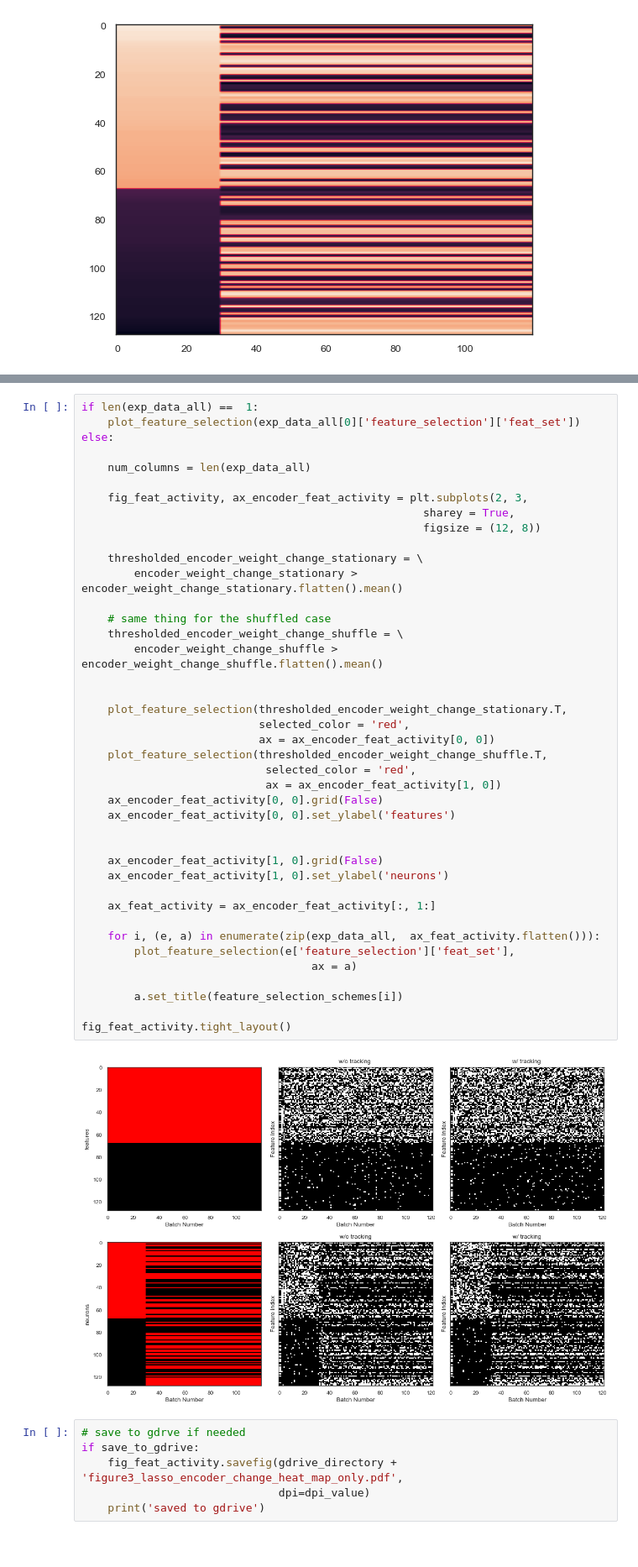
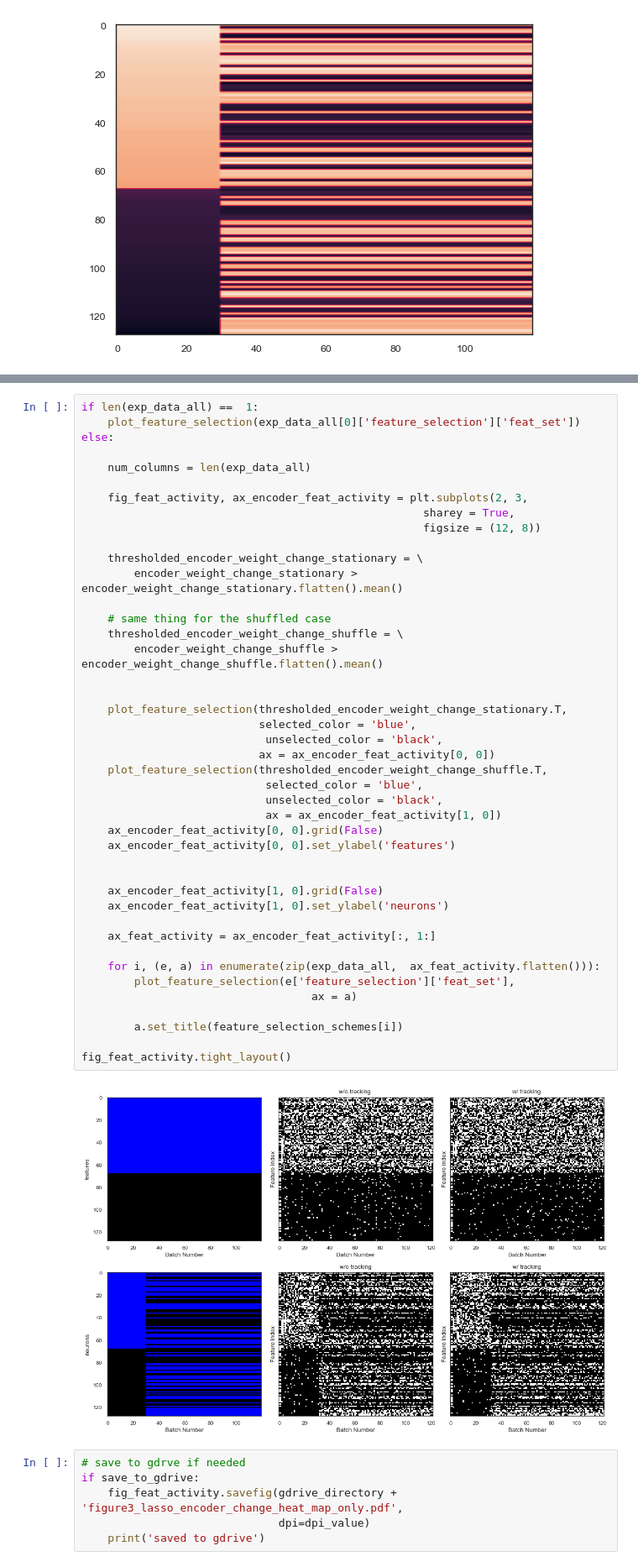
Before and after one commit to sijia66/adaptive_feature_selection, a Jupyter notebook: figure3_lasso_selection/231128_afs_figure3_full_feature_selection_full_lasso_random_seeds.ipynb, the cells around one changed output, grey strips where cells are left out. Shown at 84% size. Drawn from its saved outputs; the diff is of its cells as text.

```diff
--- a/figure3_lasso_selection/231128_afs_figure3_full_feature_selection_full_lasso_random_seeds.ipynb
+++ b/figure3_lasso_selection/231128_afs_figure3_full_feature_selection_full_lasso_random_seeds.ipynb
@@ -224,36 +214,38 @@ else:
 
     thresholded_encoder_weight_change_stationary = \
         encoder_weight_change_stationary >  encoder_weight_change_stationary.flatten().mean()
 
     # same thing for the shuffled case
     thresholded_encoder_weight_change_shuffle = \
         encoder_weight_change_shuffle >  encoder_weight_change_shuffle.flatten().mean()
 
 
     plot_feature_selection(thresholded_encoder_weight_change_stationary.T,
-                           selected_color = 'red',
+                           selected_color = 'blue',
+                            unselected_color = 'black',
                            ax = ax_encoder_feat_activity[0, 0])
     plot_feature_selection(thresholded_encoder_weight_change_shuffle.T,
-                            selected_color = 'red',
+                            selected_color = 'blue',
+                            unselected_color = 'black',
                             ax = ax_encoder_feat_activity[1, 0])
     ax_encoder_feat_activity[0, 0].grid(False)
     ax_encoder_feat_activity[0, 0].set_ylabel('features')
 
 
     ax_encoder_feat_activity[1, 0].grid(False)
     ax_encoder_feat_activity[1, 0].set_ylabel('neurons')
 
     ax_feat_activity = ax_encoder_feat_activity[:, 1:]
 
     for i, (e, a) in enumerate(zip(exp_data_all,  ax_feat_activity.flatten())):
         plot_feature_selection(e['feature_selection']['feat_set'],
                                    ax = a)
 
         a.set_title(feature_selection_schemes[i])
 
 fig_feat_activity.tight_layout()
 # %% [output]
-[figure, old version]
+[figure, new version]
 # %%
 # save to gdrve if needed
 if save_to_gdrive:
```
Also changed, not shown: parts of 1 cell of this notebook, 2 other files.
